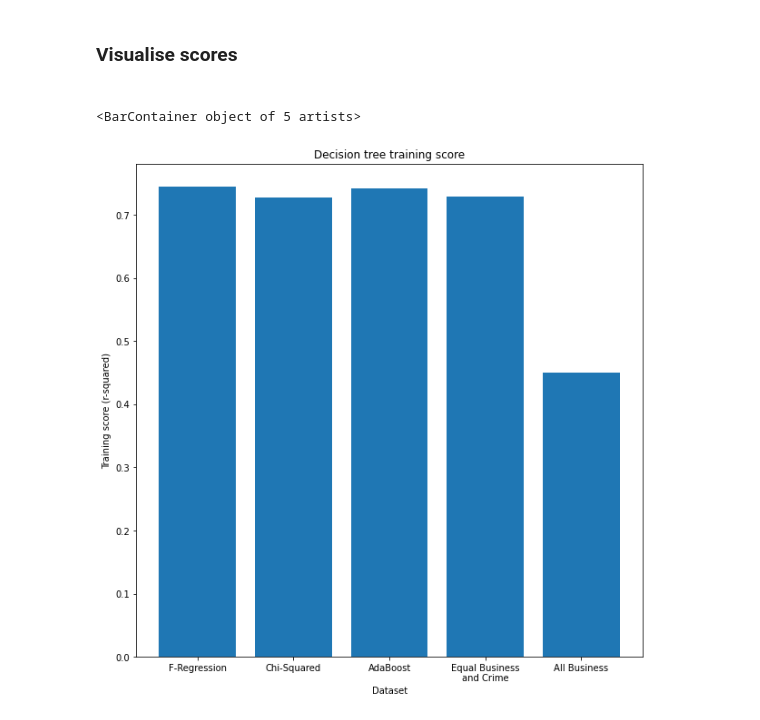
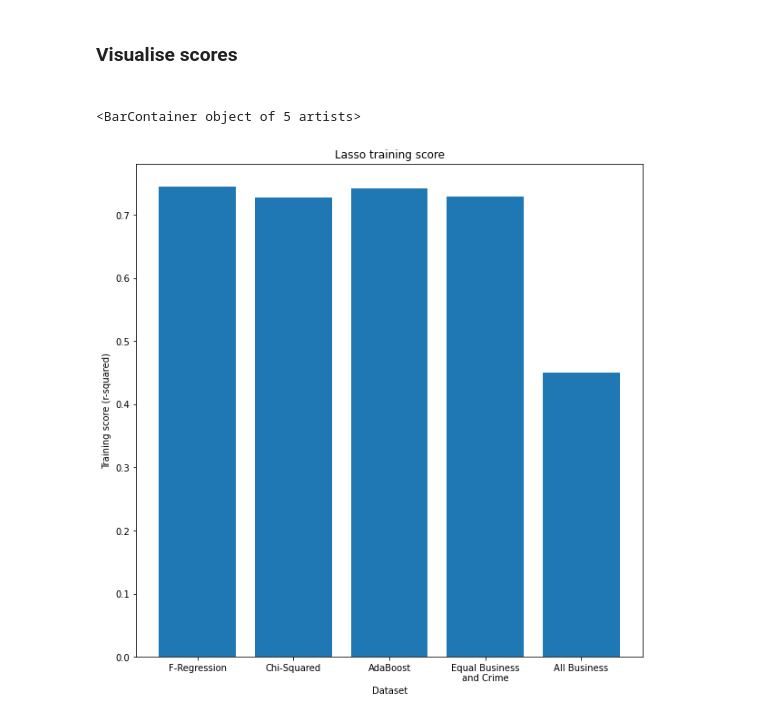
Before and after one commit to CBProgramming/CrimePrediction, a Jupyter notebook: 16 - Lasso.ipynb, the cells around one changed output. Cells and saved outputs as stored; diff of their text form; code cells hidden in the pictures.

Commit message:
graph bug fixes, dataset generation template and evalauation template

```diff
--- a/16 - Lasso.ipynb
+++ b/16 - Lasso.ipynb
@@ -632,13 +628,13 @@ y_select = np.arange(len(datasets))
 # %%
 plt.figure(figsize = (10,10))
 plt.xticks(y_select,datasets)
-plt.title("Decision tree training score")
+plt.title(display_name + " training score")
 plt.xlabel("Dataset")
 plt.ylabel("Training score (r-squared)")
 plt.bar(y_select, training_scores)
 # %% [output]
 <BarContainer object of 5 artists>
-[figure, old version]
+[figure, new version]
 # %%
 plt.figure(figsize = (10,10))
 plt.xticks(y_select,datasets)
```
Also changed, not shown: parts of 9 cells of this notebook, 8 other files.
